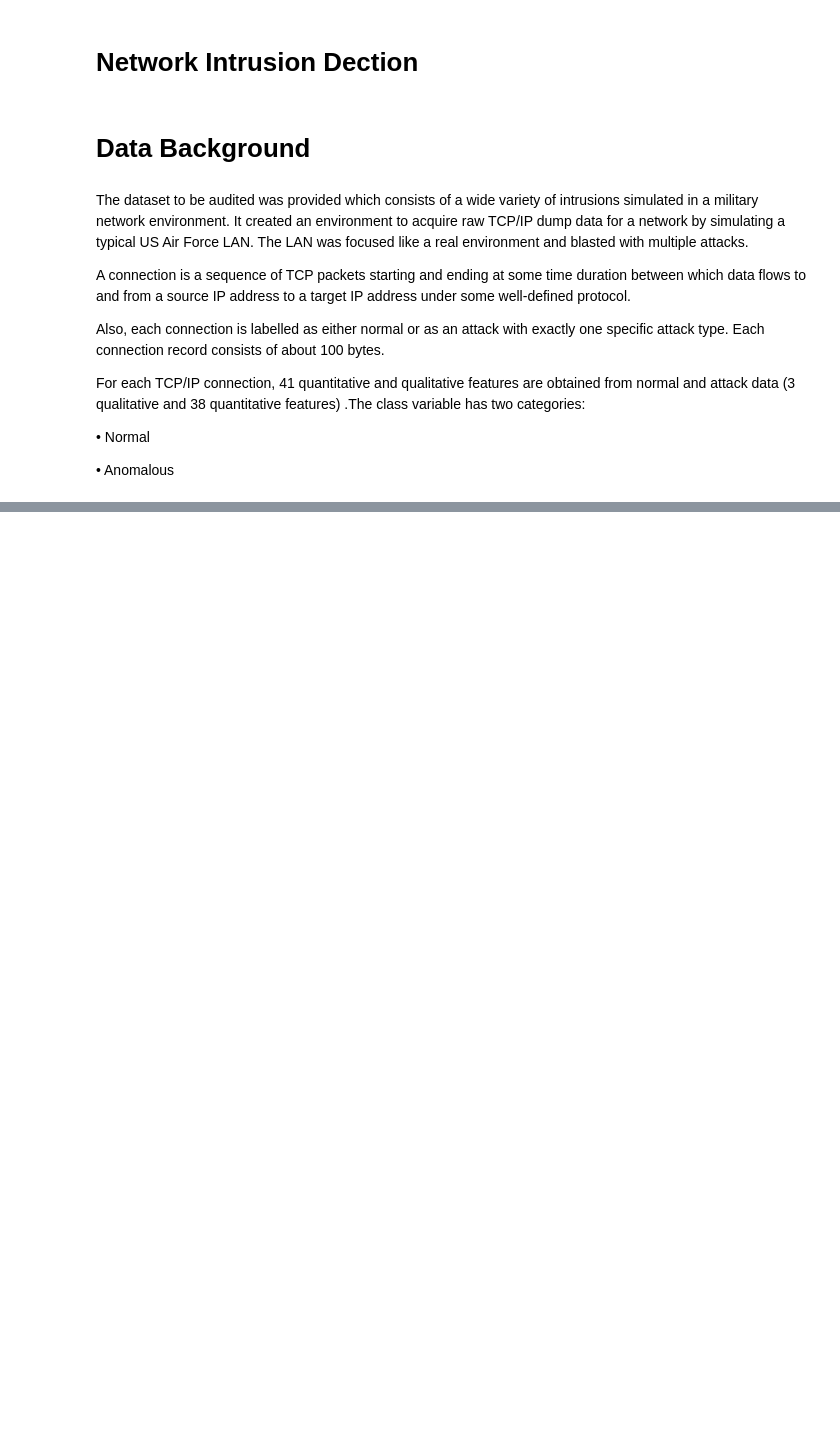
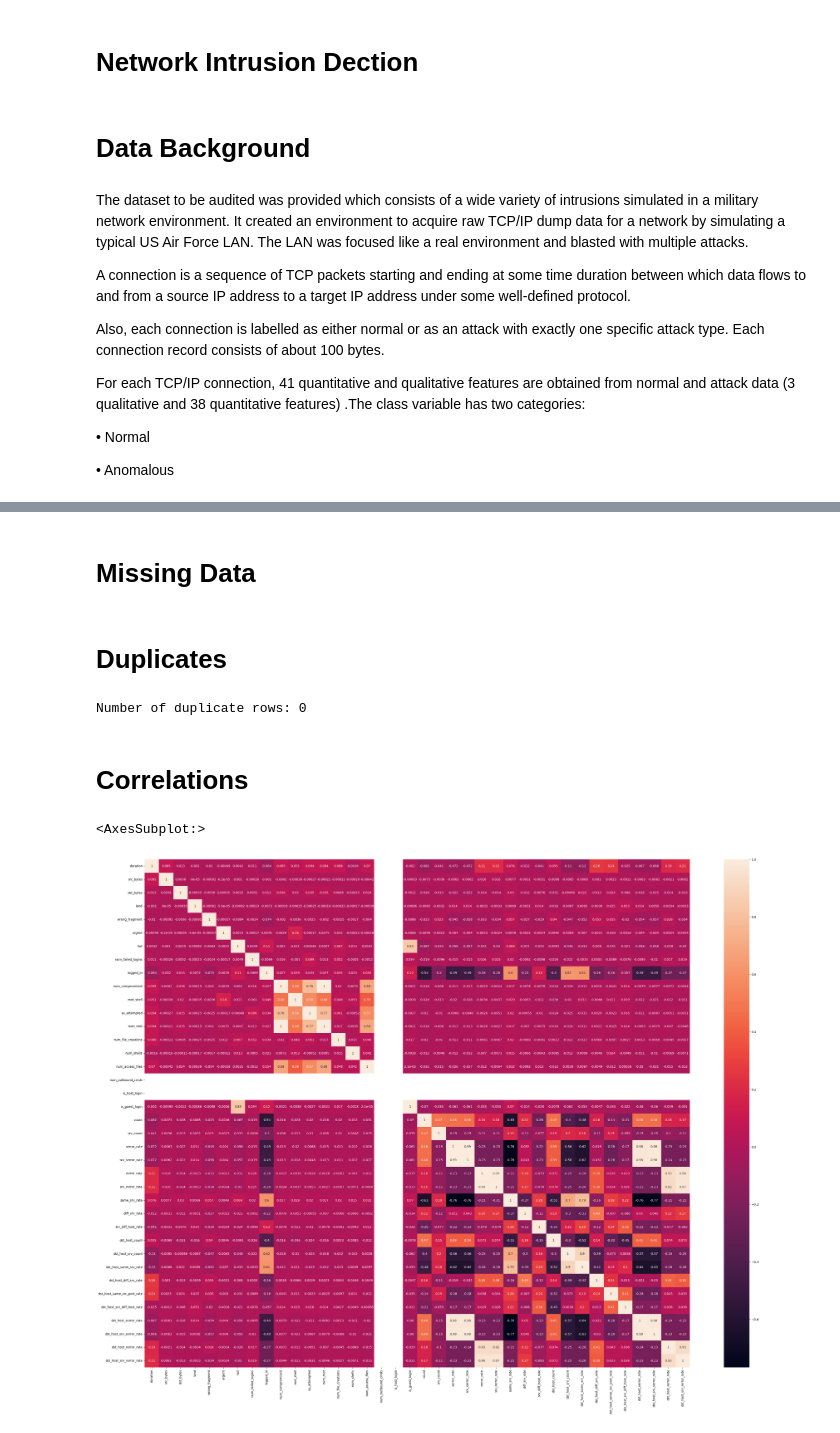
Before and after one commit to dgatlin/Cyber_ML, a Jupyter notebook: ML_NetworkIntrusionDetection.ipynb, the cells around one changed output, grey strips where cells are left out. Saved outputs shown, nothing was run; the diff lists cells and outputs as text; code cells hidden in the pictures; blank space fills up the shorter version.

```diff
--- a/ML_NetworkIntrusionDetection.ipynb
+++ b/ML_NetworkIntrusionDetection.ipynb
@@ -42,0 +51,4 @@ For each TCP/IP connection, 41 quantitative and qualitative features are obtaine
+# %%
+train=pd.read_csv('data/Train_data.csv')
+test=pd.read_csv('data/Test_data.csv')
+train
@@ -42,0 +120,2 @@ For each TCP/IP connection, 41 quantitative and qualitative features are obtaine
+# %% [markdown]
+# Missing Data
@@ -42,0 +129,14 @@ For each TCP/IP connection, 41 quantitative and qualitative features are obtaine
+# %% [markdown]
+# Duplicates
+# %%
+print(f"Number of duplicate rows: {train.duplicated().sum()}")
+# %% [output]
+Number of duplicate rows: 0
+# %% [markdown]
+# Correlations
+# %%
+plt.figure(figsize=(40,30))
+sns.heatmap(train.corr(), annot=True)
+# %% [output]
+<AxesSubplot:>
+[figure, added]
```
Also changed, not shown: parts of 30 cells of this notebook, 1 other file.
